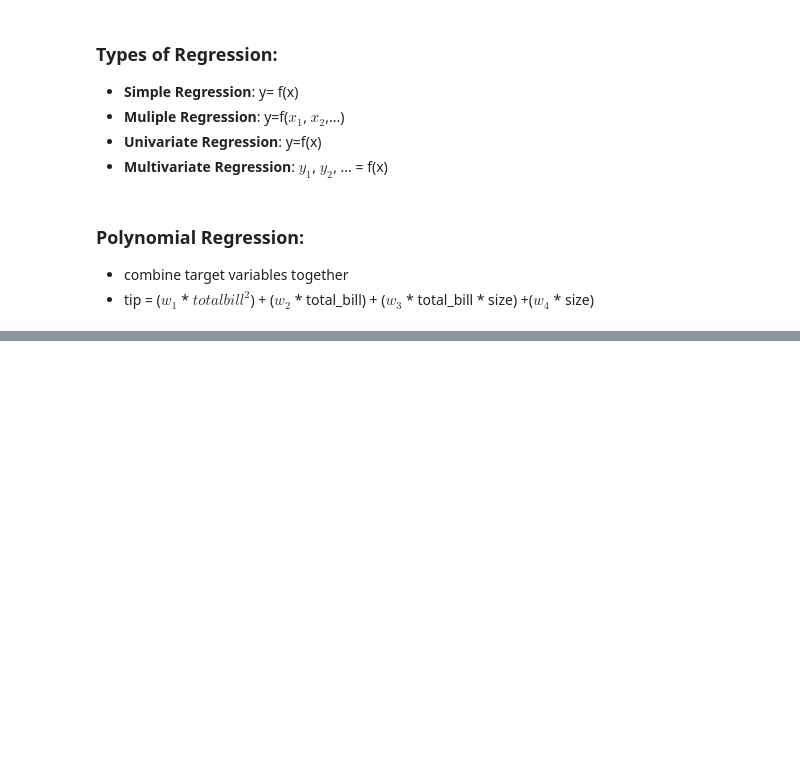
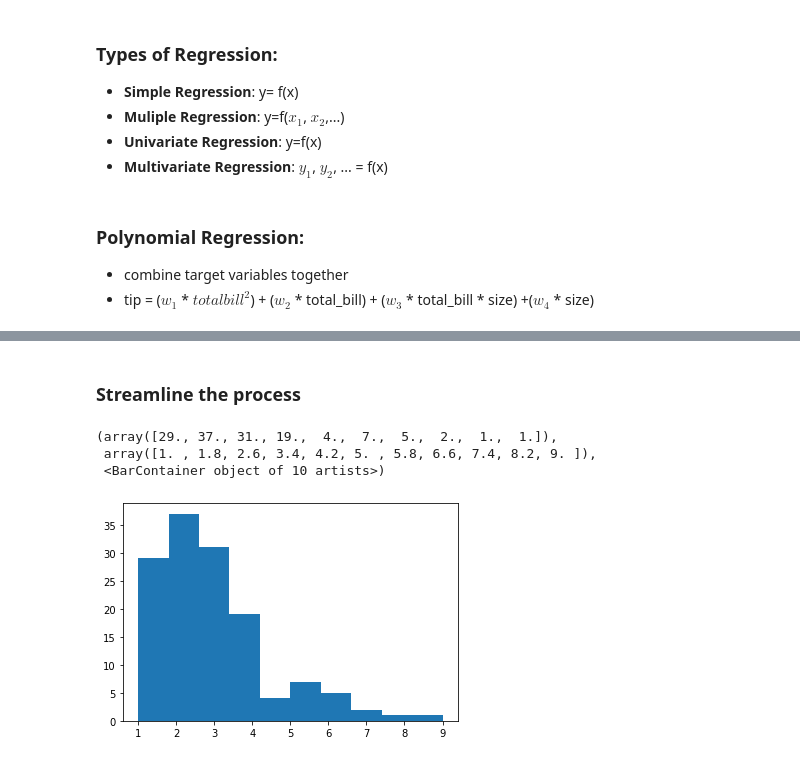
Before and after one commit to natasharivers/regression-exercises, a Jupyter notebook: Regression Notes.ipynb, the cells around one changed output, grey strips where cells are left out. Saved outputs shown, nothing was run; the diff lists cells and outputs as text; code cells hidden in the pictures; blank space fills up the shorter version.

```diff
--- a/Regression Notes.ipynb
+++ b/Regression Notes.ipynb
@@ -74,0 +185,7 @@ ______________
+# %%
+#assign to variable #need scaler for each independent variable
+#create it
+scaler_tip = MinMaxScaler()
+# %%
+#fit it
+scaler_tip.fit(train[['tip']])
@@ -74,0 +194,5 @@ ______________
+# %%
+#use it
+#make a new column within train
+#use 'transform' instead of 'predict'
+train['tip_minmax'] = scaler_tip.transform(train[['tip']])
@@ -74,0 +241,14 @@ ______________
+# %% [markdown]
+### Streamline the process
+# %%
+#fit and transform at the same time:
+totalbillminmax= MinMaxScaler()
+train['total_bill_minmax'] = totalbillminmax.fit_transform(train[['total_bill']])
+# %%
+#not scaled tip
+plt.hist(train['tip'])
+# %% [output]
+(array([29., 37., 31., 19.,  4.,  7.,  5.,  2.,  1.,  1.]),
+ array([1. , 1.8, 2.6, 3.4, 4.2, 5. , 5.8, 6.6, 7.4, 8.2, 9. ]),
+ <BarContainer object of 10 artists>)
+[figure, added]
```
Also changed, not shown: parts of 27 cells of this notebook.
